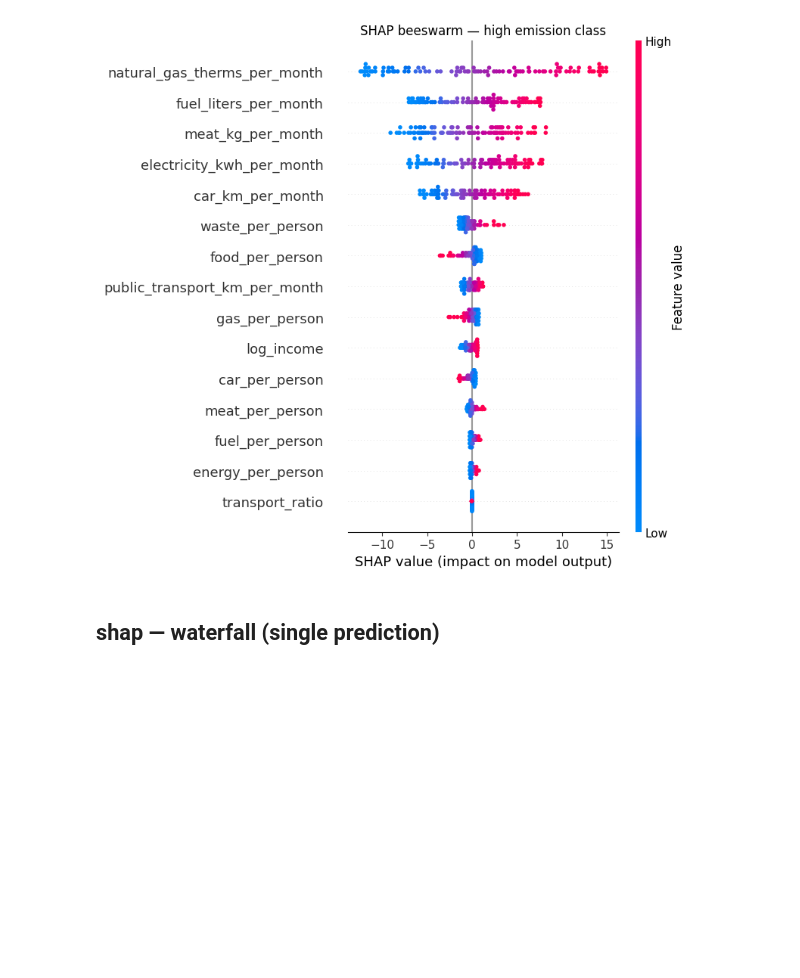
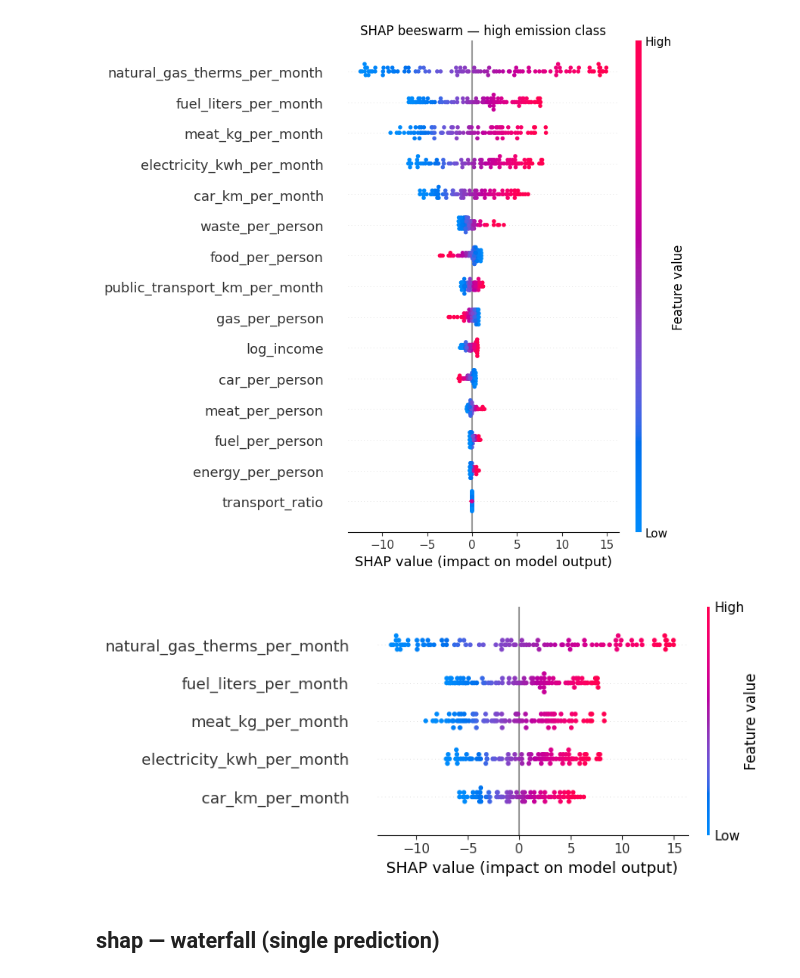
Before and after one commit to LjKy9016/Household-Carbon-Footprint-ML, a Jupyter notebook: notebooks/03_logistic_regression.ipynb, the cells around one changed output. Cells and saved outputs as stored; diff of their text form; code cells hidden in the pictures; blank space fills up the shorter version.

```diff
--- a/notebooks/03_logistic_regression.ipynb
+++ b/notebooks/03_logistic_regression.ipynb
@@ -308,6 +308,16 @@ plt.tight_layout()
 plt.show()
 # %% [output]
 [figure]
+# %%
+shap.summary_plot(
+    shap_3d[:, :, high_idx],
+    X_test_scaled[:, :n],
+    feature_names=feature_cols,
+    max_display=5,
+    show=False
+)
+# %% [output]
+[figure, added]
 # %% [markdown]
 ## shap — waterfall (single prediction)
 # %%
```
Also changed, not shown: 2 other files.
